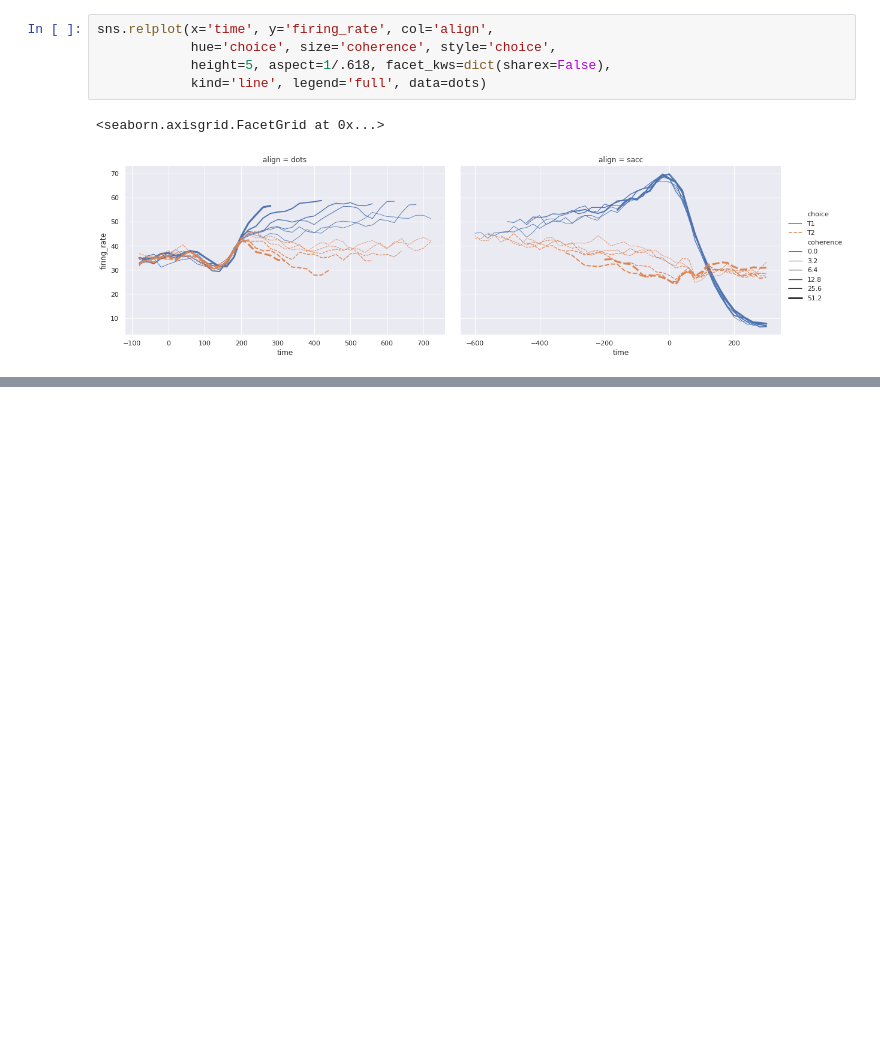
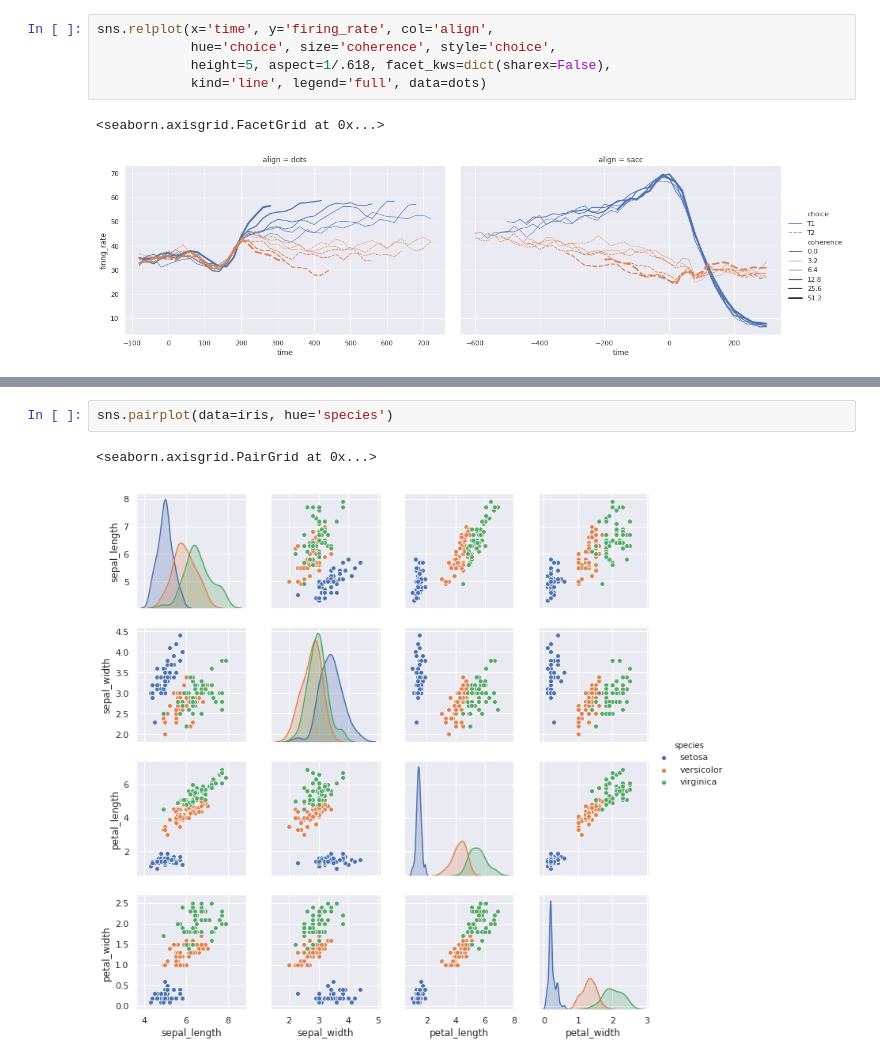
Before and after one commit to enfeizhan/golden_rush, a Jupyter notebook: seaborn/intro.ipynb, the cells around one changed output, grey strips where cells are left out. Drawn from its saved outputs; the diff is of its cells as text; blank space fills up the shorter version.

```diff
--- a/seaborn/intro.ipynb
+++ b/seaborn/intro.ipynb
@@ -91,0 +99,5 @@ sns.relplot(x='time', y='firing_rate', col='align',
+# %%
+sns.pairplot(data=iris, hue='species')
+# %% [output]
+<seaborn.axisgrid.PairGrid at 0x...>
+[figure, added]
```
Also changed, not shown: parts of 3 cells of this notebook.
